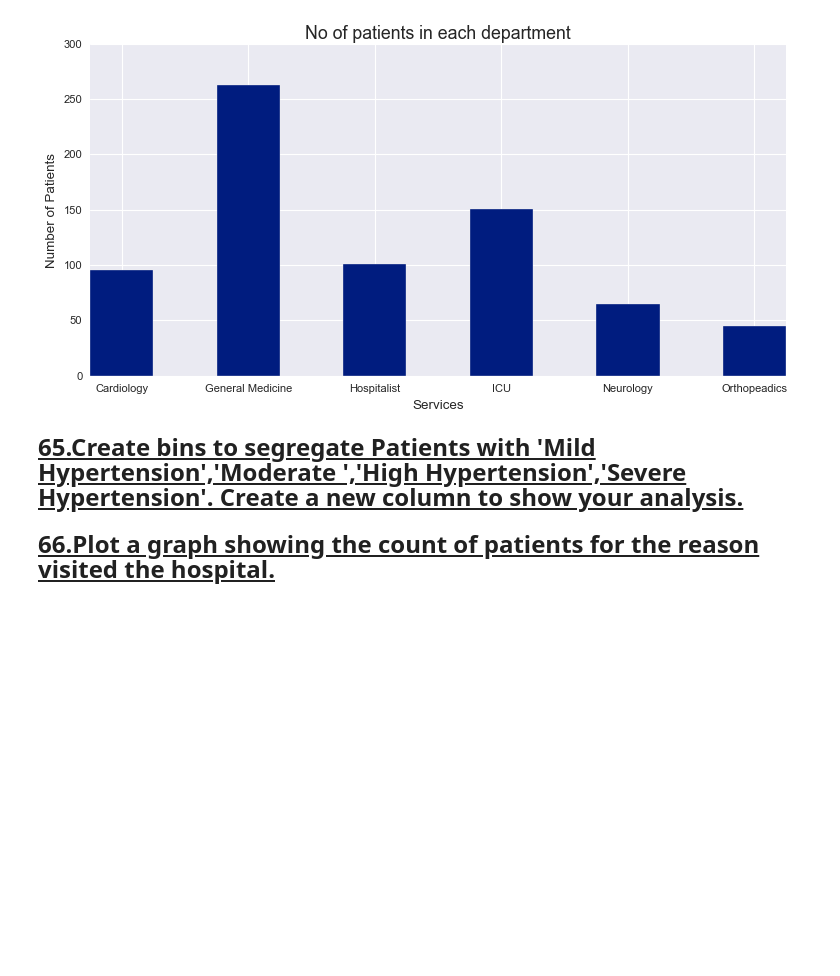
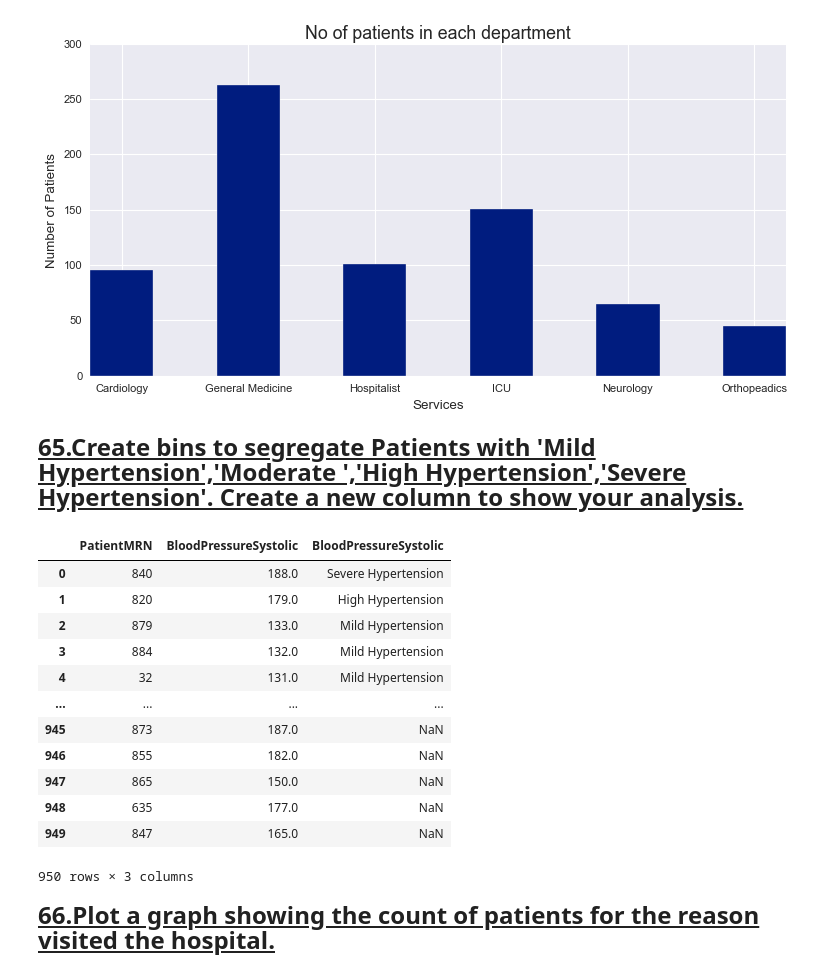
Before and after one commit to JyotsnaSusan/5Py, a Jupyter notebook: 5Py_FinalQuestions.ipynb, the cells around one changed output. Cells and saved outputs as stored; diff of their text form; code cells hidden in the pictures; blank space fills up the shorter version.

```diff
--- a/5Py_FinalQuestions.ipynb
+++ b/5Py_FinalQuestions.ipynb
@@ -608,6 +608,26 @@ Name: Service, dtype: int64
 [figure]
 # %% [markdown]
 <font size="5"><b><u>65.Create bins to segregate Patients with 'Mild Hypertension','Moderate ','High Hypertension','Severe Hypertension'. Create a new column to show your analysis.</u></b></font>
+# %%
+df_Hypertension=df_AmbulatoryVisits.dropna(subset=['BloodPressureSystolic'])
+bins=[120,140,160,180,190]
+bin_labels=['Mild Hypertension','Moderate ','High Hypertension','Severe Hypertension']
+my_data = pd.cut(df_Hypertension['BloodPressureSystolic'],bins,labels=bin_labels)
+pd.concat([d.reset_index(drop=True) for d in [df_AmbulatoryVisits['PatientMRN'],df_AmbulatoryVisits['BloodPressureSystolic'], my_data]], axis=1)
+# %% [output]
+|  | PatientMRN | BloodPressureSystolic | BloodPressureSystolic |
+| 0 | 840 | 188.0 | Severe Hypertension |
+| 1 | 820 | 179.0 | High Hypertension |
+| 2 | 879 | 133.0 | Mild Hypertension |
+| 3 | 884 | 132.0 | Mild Hypertension |
+| 4 | 32 | 131.0 | Mild Hypertension |
+| ... | ... | ... | ... |
+| 945 | 873 | 187.0 | NaN |
+| 946 | 855 | 182.0 | NaN |
+| 947 | 865 | 150.0 | NaN |
+| 948 | 635 | 177.0 | NaN |
+| 949 | 847 | 165.0 | NaN |
+950 rows × 3 columns
 # %% [markdown]
 <font size="5"><b><u>66.Plot a graph showing the count of patients for the reason visited the hospital.</u></b></font>
 # %%
```
Also changed, not shown: parts of 1 cell of this notebook.
